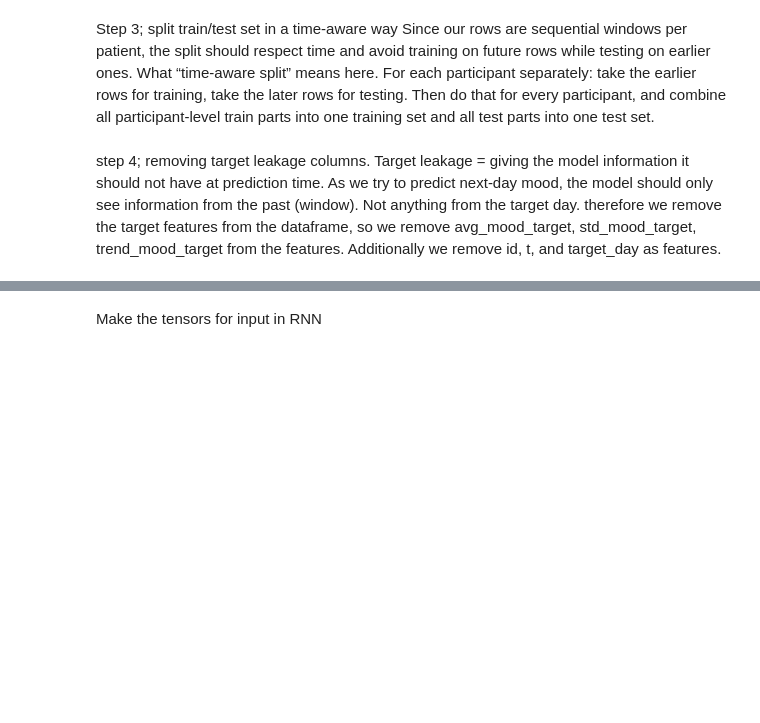
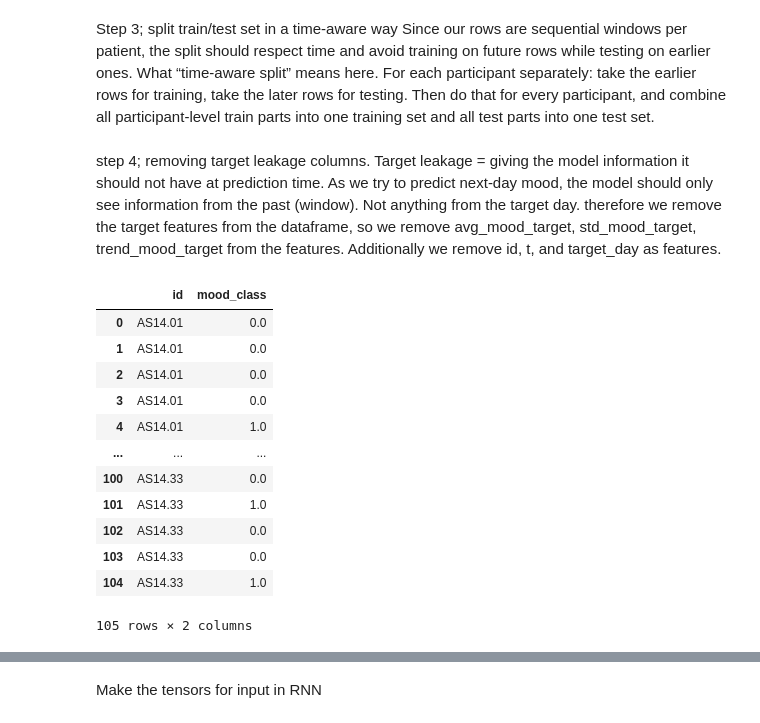
Before and after one commit to realysi/Data-Mining-Techniques-2026, a Jupyter notebook: Task2A_RNN.ipynb, the cells around one changed output, grey strips where cells are left out. Drawn from its saved outputs; the diff is of its cells as text; code cells hidden in the pictures; blank space fills up the shorter version.

```diff
--- a/Task2A_RNN.ipynb
+++ b/Task2A_RNN.ipynb
@@ -101,6 +101,22 @@ y_train = train_df[["id", "mood_class"]]
 
 X_test = test_df.drop(columns=cols_to_drop) #same as training features
 y_test = test_df[["id", "mood_class"]]
+# %%
+y_test
+# %% [output]
+|  | id | mood_class |
+| 0 | AS14.01 | 0.0 |
+| 1 | AS14.01 | 0.0 |
+| 2 | AS14.01 | 0.0 |
+| 3 | AS14.01 | 0.0 |
+| 4 | AS14.01 | 1.0 |
+| ... | ... | ... |
+| 100 | AS14.33 | 0.0 |
+| 101 | AS14.33 | 1.0 |
+| 102 | AS14.33 | 0.0 |
+| 103 | AS14.33 | 0.0 |
+| 104 | AS14.33 | 1.0 |
+105 rows × 2 columns
 # %%
 X_train
 # %% [output]
```
Also changed, not shown: parts of 10 cells of this notebook, 2 other files.
